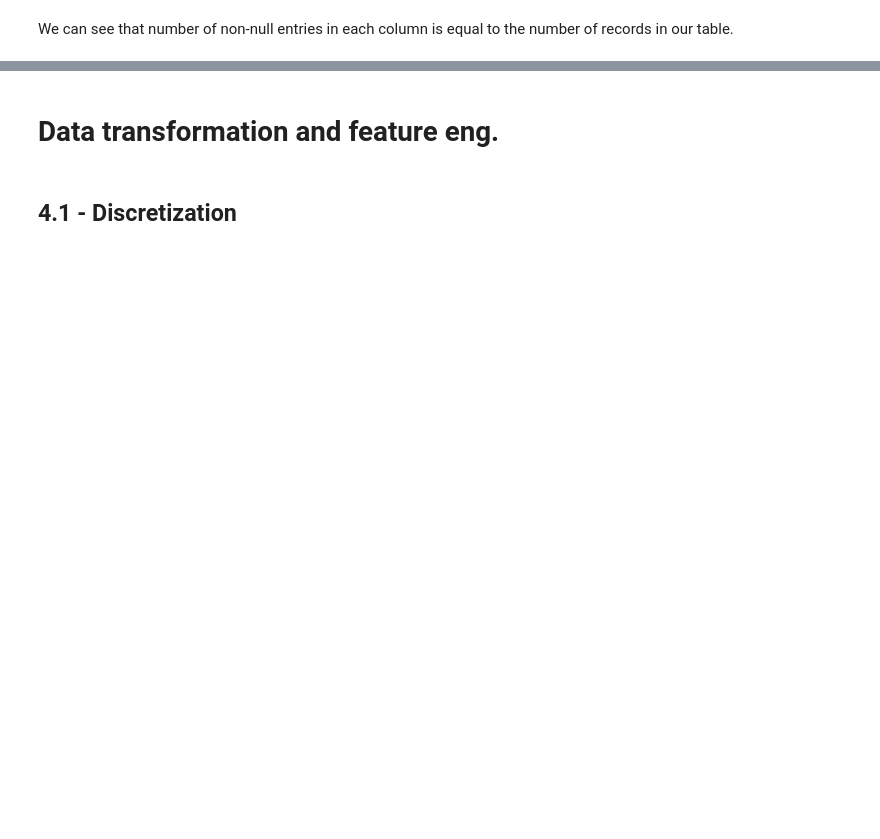
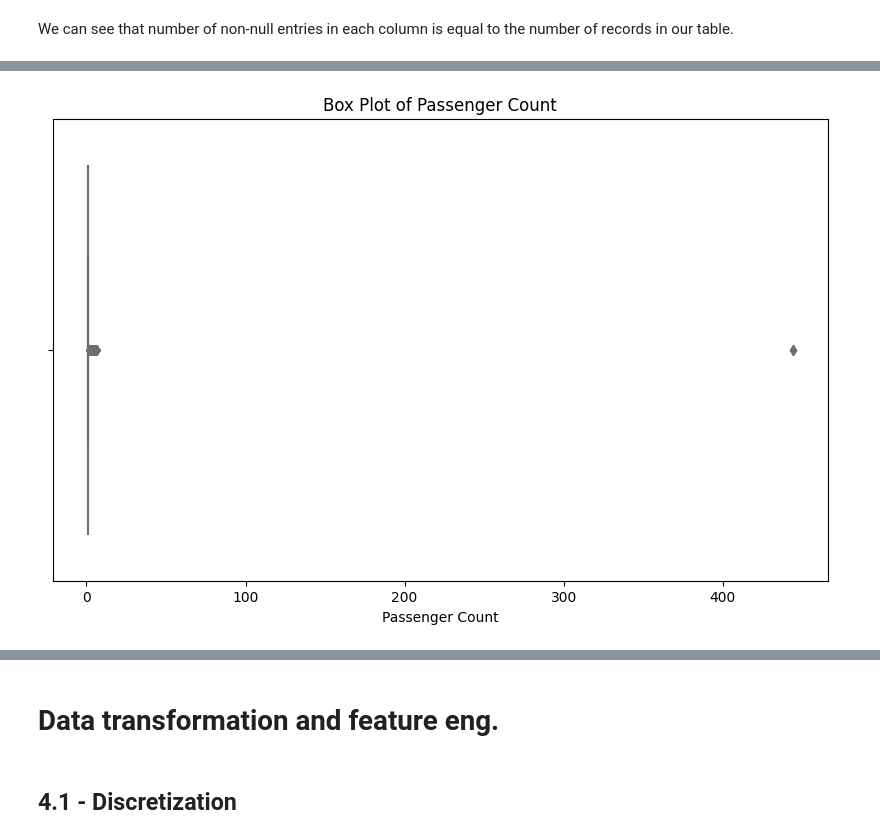
Before and after one commit to AWahba1/Data-Engineering, a Jupyter notebook: template.ipynb, the cells around one changed output, grey strips where cells are left out. Saved outputs shown, nothing was run; the diff lists cells and outputs as text; code cells hidden in the pictures; blank space fills up the shorter version.

```diff
--- a/template.ipynb
+++ b/template.ipynb
@@ -659,7 +912,7 @@ Name: count, dtype: int64
 # %% [markdown]
 'Uknown' has been removed and replaced with NaN instead as shown above.
 # %%
-taxis_df_cleaned = impute_with_mode(taxis_df_cleaned, 'payment_type')
+taxis_df_cleaned = impute_with_mode(taxis_df_cleaned, 'payment_type', original_column_value = 'Uknown')
 # %% [markdown]
 #### Check that payment type contains no missing values.
 # %%
@@ -705,0 +972,4 @@ taxis_df_cleaned.extra.isna().sum()
+# %%
+taxis_df_cleaned = replace_missing_value(taxis_df_cleaned,'Unknown')
+print(taxis_df_cleaned.rate_type.value_counts())
+print(taxis_df_cleaned.rate_type.unique())
@@ -705,0 +984,2 @@ taxis_df_cleaned.extra.isna().sum()
+# %%
+taxis_df_cleaned = impute_with_mode(taxis_df_cleaned, 'rate_type', original_column_value = 'Unknown')
@@ -705,0 +1009,2 @@ taxis_df_cleaned.extra.isna().sum()
+# %%
+taxis_df_cleaned = impute_with_mode(taxis_df_cleaned, 'trip_type')
@@ -735,0 +1107,4 @@ We can see that number of non-null entries in each column is equal to the number
+# %%
+create_box_plot(taxis_df_cleaned, 'passenger_count', 'Box Plot of Passenger Count', 'Passenger Count')
+# %% [output]
+[figure, added]
```
Also changed, not shown: parts of 263 cells of this notebook.
